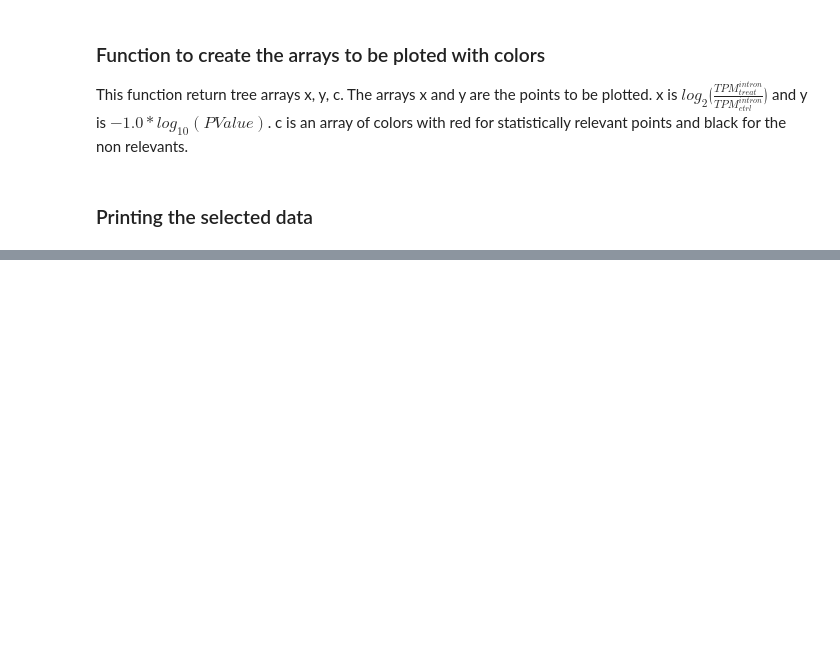
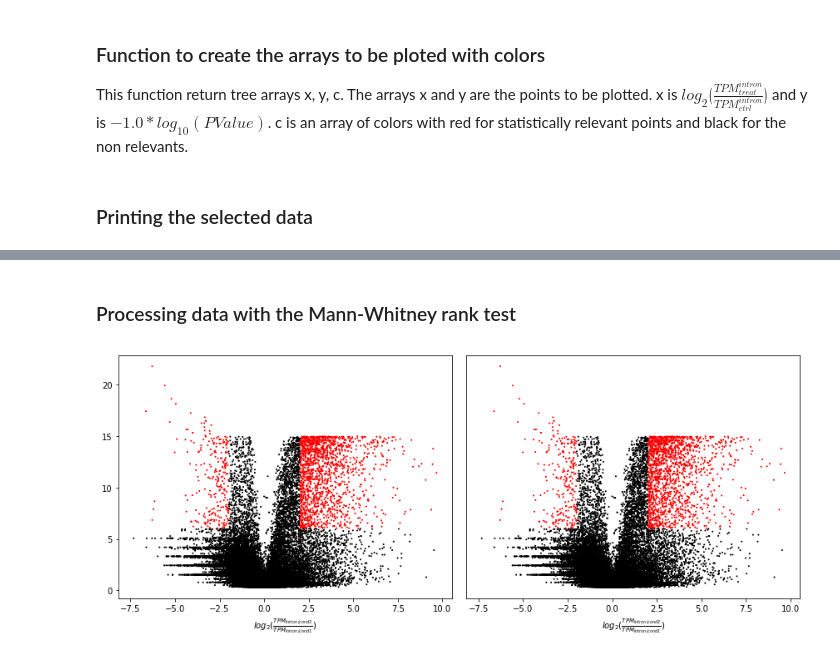
Before and after one commit to r78v10a07/diffexpIR-notebook, a Jupyter notebook: docs/CLL EGAR Data.ipynb, the cells around one changed output, grey strips where cells are left out. Cells and saved outputs as stored; diff of their text form; code cells hidden in the pictures; blank space fills up the shorter version.

```diff
--- a/docs/CLL EGAR Data.ipynb
+++ b/docs/CLL EGAR Data.ipynb
@@ -352,0 +398,25 @@ print(count)
+# %% [markdown]
+### Processing data with the Mann-Whitney rank test
+# %%
+plt.figure(figsize=(12, 5))
+gs = gridspec.GridSpec(1, 2)
+
+plt.subplot(gs[0])
+s_data_mannwhitneyu = process_sample(s_data_mannwhitneyu, 'mannwhitneyu')
+count = print_process_plot(s_data_mannwhitneyu, -1.0, 1E-6, 'diff_exp_intron_retained_mannwhitneyu.txt')
+x_intron, y_intron, c_intron = process_plot(s_data_mannwhitneyu, -1.0, 1E-6)
+plt.xlabel(r'$log_{2}(\frac{TPM_{Intron/cond2}}{TPM_{Intron/cond1}})$')
+plt.scatter(x_intron, y_intron, s=1, c=c_intron)
+
+plt.subplot(gs[1])
+s_data_mannwhitneyu_log = process_sample(s_data_mannwhitneyu_log, 'mannwhitneyu', True)
+count = print_process_plot(s_data_mannwhitneyu_log, -1.0, 1E-6, 'diff_exp_intron_retained_mannwhitneyu_log10.txt')
+x_intron, y_intron, c_intron = process_plot(s_data_mannwhitneyu_log, -1.0, 1E-6)
+plt.yticks([])
+plt.xlabel(r'$log_{2}(\frac{TPM_{Intron/cond2}}{TPM_{Intron/cond1}})$')
+plt.scatter(x_intron, y_intron, s=1, c=c_intron)
+
+plt.tight_layout()
+plt.show()
+# %% [output]
+[figure, added]
```
Also changed, not shown: parts of 10 cells of this notebook, 1 other file.
